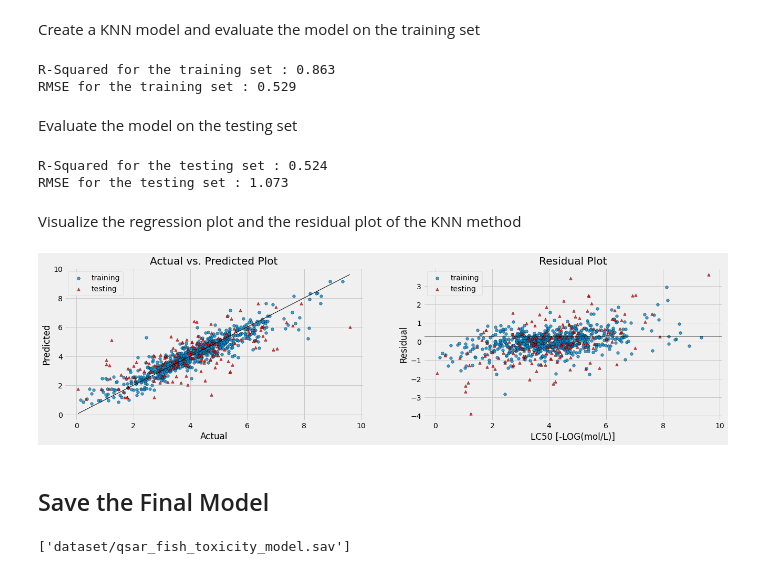
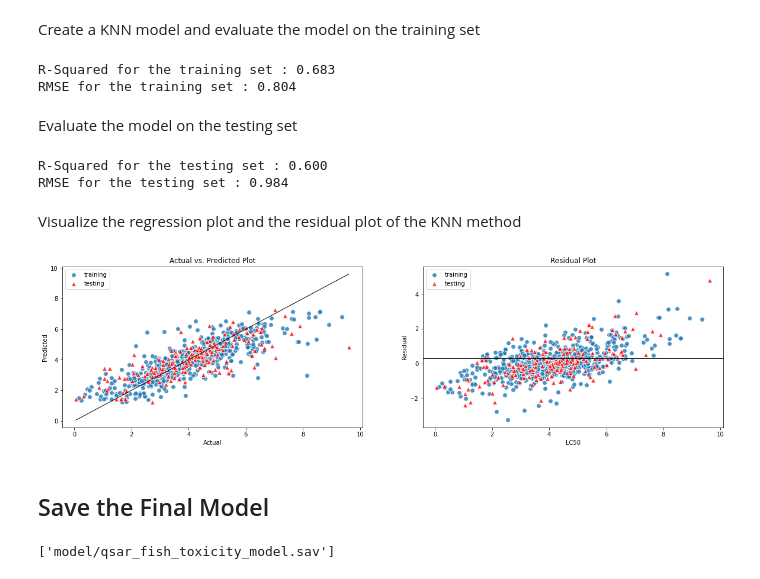
Before and after one commit to trizkynoviandy/qsar-fish-toxicity, a Jupyter notebook: qsar_fish_toxicity.ipynb, the cells around one changed output. Saved outputs shown, nothing was run; the diff lists cells and outputs as text; code cells hidden in the pictures.

```diff
--- a/qsar_fish_toxicity.ipynb
+++ b/qsar_fish_toxicity.ipynb
@@ -27,11 +26,11 @@ import matplotlib.pyplot as plt
 import numpy as np
 import pandas as pd
 
-from sklearn.model_selection import train_test_split
-from sklearn.metrics import mean_squared_error
+from sklearn.model_selection import cross_val_score, train_test_split
+from sklearn.metrics import r2_score, mean_squared_error
 from sklearn.neighbors import KNeighborsRegressor
+from sklearn.pipeline import Pipeline
 from sklearn.preprocessing import StandardScaler
-plt.style.use("fivethirtyeight")
 # %% [markdown]
 Load the dataset
 # %%
@@ -123,4 +119,0 @@ Scales the features using Standard Scaler
-# %%
-scaler = StandardScaler()
-X_train = scaler.fit_transform(X_train)
-X_test = scaler.fit_transform(X_test)
@@ -132,8 +129,13 @@ Select the best k value for the KNN model
 knn_result = []
 
 for k in range (2, 10):
-    knn = KNeighborsRegressor(n_neighbors=k)
-    knn.fit(X_train, y_train)
-    knn_result.append(knn.score(X_train, y_train))
-    print(f"R-Squared for k = {k} : {knn.score(X_train, y_train):.3f}")
+    clf = Pipeline([
+        ("scaler", scaler),
+        ("knn", KNeighborsRegressor(n_neighbors=k))
+        ])
+    clf.fit(X_train, y_train)
+    cross_val = cross_val_score(clf, X, y, cv=10)
+    cross_val_avg = cross_val.mean()
+    knn_result.append(cross_val_avg)
+    print(f"R-Squared for k = {k} : {cross_val_avg:.3f}")
 # %% [output]
@@ -161,7 +163,7 @@ It can be seen that the R-Squared value decreases with the increase of k used. T
 # %% [markdown]
 Create a KNN model and evaluate the model on the training set
 # %%
-knn = KNeighborsRegressor(n_neighbors=2).fit(X_train,y_train)
+knn = KNeighborsRegressor(n_neighbors=8).fit(X_train,y_train)
 knn_training_pred = knn.predict(X_train)
 knn_training_rsq = knn.score(X_train, y_train)
 knn_training_rmse = np.sqrt(mean_squared_error(y_train, knn_training_pred))
@@ -169,8 +171,8 @@ knn_training_rmse = np.sqrt(mean_squared_error(y_train, knn_training_pred))
 print(f"R-Squared for the training set : {knn_training_rsq:.3f}")
 print(f"RMSE for the training set : {knn_training_rmse:.3f}")
 # %% [output]
-R-Squared for the training set : 0.863
-RMSE for the training set : 0.529
+R-Squared for the training set : 0.683
+RMSE for the training set : 0.804
 # %% [markdown]
 Evaluate the model on the testing set
 # %%
@@ -181,41 +183,41 @@ knn_testing_rmse = np.sqrt(mean_squared_error(y_test, knn_testing_pred))
 print(f"R-Squared for the testing set : {knn_testing_rsq:.3f}")
 print(f"RMSE for the testing set : {knn_testing_rmse:.3f}")
 # %% [output]
-R-Squared for the testing set : 0.524
-RMSE for the testing set : 1.073
+R-Squared for the testing set : 0.600
+RMSE for the testing set : 0.984
 # %% [markdown]
 Visualize the regression plot and the residual plot of the KNN method
 # %%
 residual_train = y_train - knn_training_pred
 residual_test = y_test - knn_testing_pred
 
 fig=plt.figure(figsize=(20,5))
 
 ax1=plt.subplot(1,2,1)
-ax1.scatter(y_train, knn_training_pred, s=30, alpha=0.8, edgecolor="black", label="training")
-ax1.scatter(y_test, knn_testing_pred, marker="^", s=30, c="r", alpha=0.8, edgecolor="black", label="testing")
+ax1.scatter(y_train, knn_training_pred, s=60, alpha=0.8, edgecolor="white", label="training")
+ax1.scatter(y_test, knn_testing_pred, marker="^", s=60, c="r", alpha=0.8, edgecolor="white", label="testing")
 ax1.plot([y.min(), y.max()], [y.min(), y.max()], "k", lw=1)
 ax1.set_title("Actual vs. Predicted Plot")
 ax1.set_xlabel("Actual")
 ax1.set_ylabel("Predicted")
 ax1.legend()
 
 ax2=plt.subplot(1,2,2)
-ax2.scatter(y_train, residual_train, s=30, alpha=0.8, edgecolor="black", label="training")
-ax2.scatter(y_test, residual_test, marker="^", s=30, c="r", alpha=0.8, edgecolor="black", label="testing")
+ax2.scatter(y_train, residual_train, s=60, edgecolor="white", alpha=0.8, label="training")
+ax2.scatter(y_test, residual_test, marker="^", s=60, c="r", edgecolor="white", alpha=0.8, label="testing")
 ax2.axhline(y=0.3, linewidth= 1, linestyle="-", c="black")
 ax2.legend()
 ax2.set_title("Residual Plot")
-ax2.set_xlabel("LC50 [-LOG(mol/L)]")
+ax2.set_xlabel("LC50")
 ax2.set_ylabel("Residual")
 
 plt.show()
 # %% [output]
-[figure, old version]
+[figure, new version]
 # %% [markdown]
 ## Save the Final Model
 # %%
-filename = "dataset/qsar_fish_toxicity_model.sav"
+filename = "model/qsar_fish_toxicity_model.sav"
 joblib.dump(knn, filename)
 # %% [output]
-['dataset/qsar_fish_toxicity_model.sav']
+['model/qsar_fish_toxicity_model.sav']
```
Also changed, not shown: parts of 10 cells of this notebook, 1 other file.
